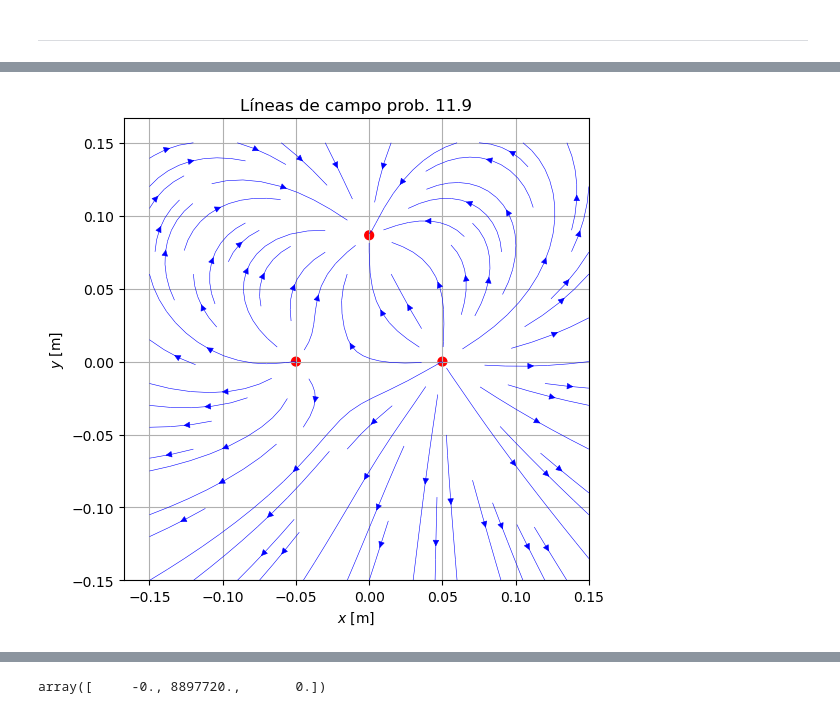
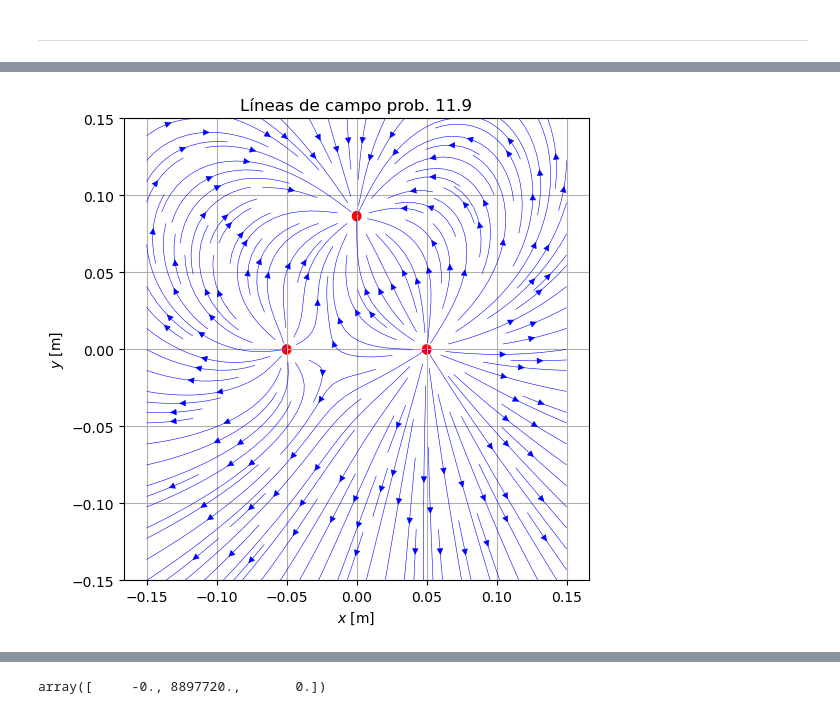
Before and after one commit to epplugins/UTN, a Jupyter notebook: electromagnetismo/em01_campo_electrico.ipynb, the cells around one changed output, grey strips where cells are left out. Saved outputs shown, nothing was run; the diff lists cells and outputs as text; code cells hidden in the pictures.

```diff
--- a/electromagnetismo/em01_campo_electrico.ipynb
+++ b/electromagnetismo/em01_campo_electrico.ipynb
@@ -294,7 +289,7 @@ Ef(0,0,0,Q)
 # %%
-em.plotEf(Ef, Q, dx=0.15, figsize=(6,6), title='Líneas de campo prob. 11.9')
+em.plotEf(Ef, Q, dx=0.15, figsize=(6,6), density=1.5, title='Líneas de campo prob. 11.9')
 # %% [output]
-[figure, old version]
+[figure, new version]
 # %%
 Ef(0.1175,-0.0018,0,Q)
 # %% [output]
```
Also changed, not shown: parts of 21 cells of this notebook, 1 other file.
